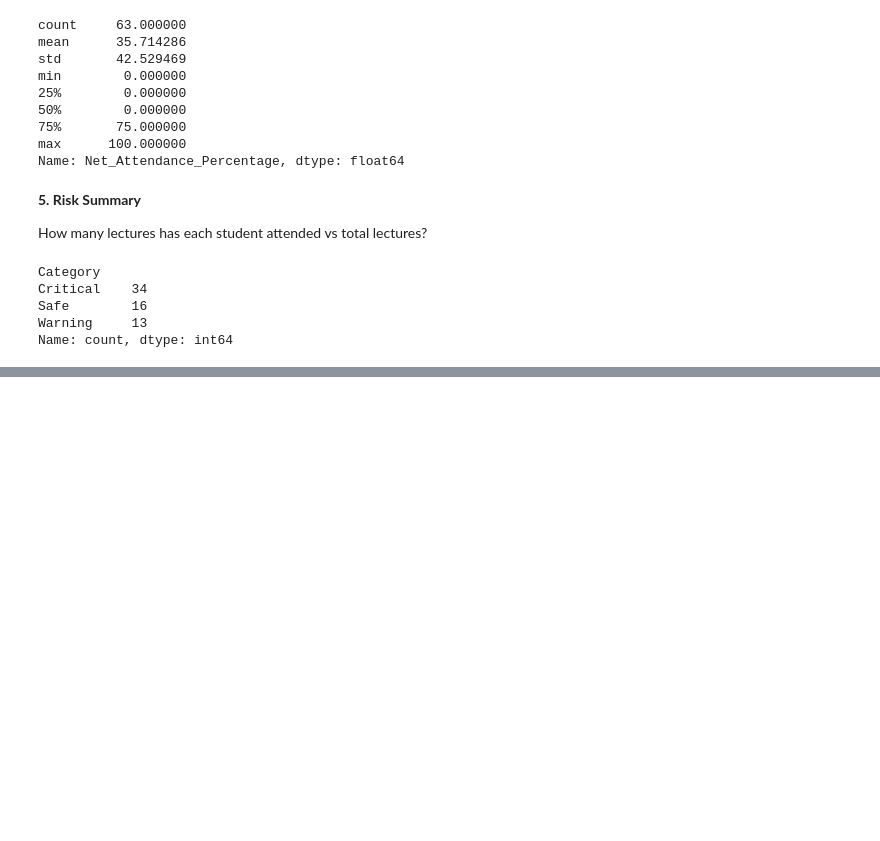
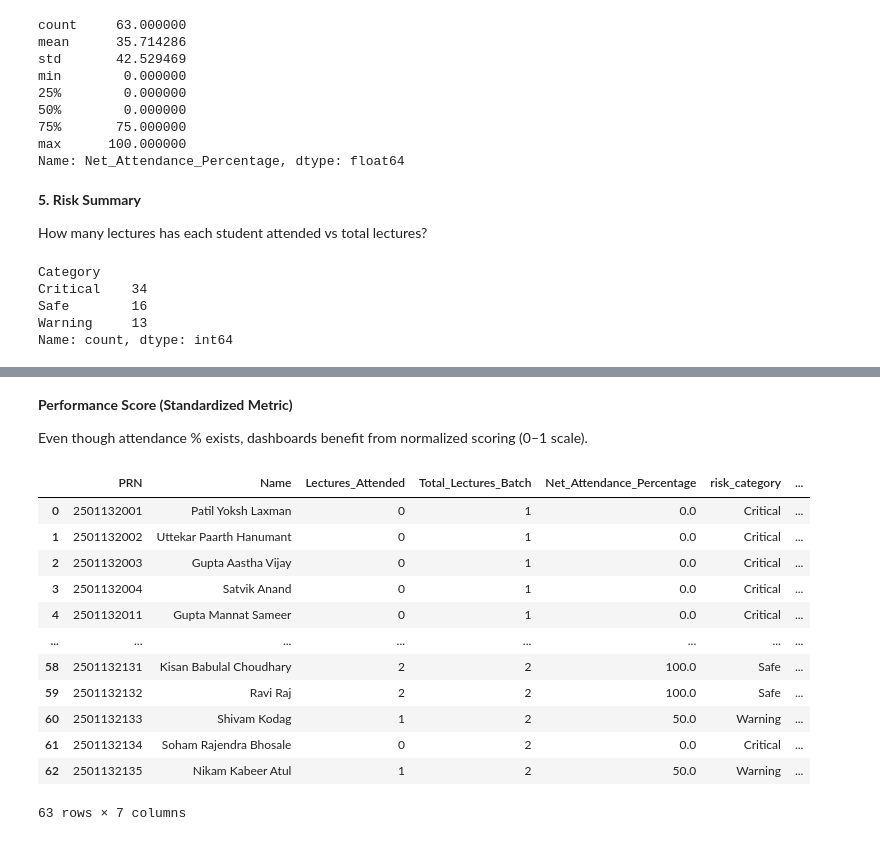
Before and after one commit to TanmayJain09/end-sem-practical-pbl, a Jupyter notebook: Analysis/notebooks/dummy_analysis.ipynb, the cells around one changed output, grey strips where cells are left out. Cells and saved outputs as stored; diff of their text form; code cells hidden in the pictures; blank space fills up the shorter version.

Commit message:
Engine Analytics added in ipynb file

```diff
--- a/Analysis/notebooks/dummy_analysis.ipynb
+++ b/Analysis/notebooks/dummy_analysis.ipynb
@@ -575,0 +595,4 @@ Name: count, dtype: int64
+# %%
+#creating analytic table
+student_analytics_table = student_overall_summary.copy()
+student_analytics_table
@@ -575,0 +615,5 @@ Name: count, dtype: int64
+# %%
+student_analytics_table = student_analytics_table.rename(
+    columns={'Category': 'risk_category'}
+)
+student_analytics_table
@@ -575,0 +634,27 @@ Name: count, dtype: int64
+# %% [markdown]
+**Performance Score (Standardized Metric)**
+
+Even though attendance % exists, dashboards benefit from normalized scoring (0–1 scale).
+# %%
+from sklearn.preprocessing import MinMaxScaler
+
+scaler = MinMaxScaler()
+
+student_analytics_table['performance_score'] = scaler.fit_transform(
+    student_analytics_table[['Net_Attendance_Percentage']]
+)
+student_analytics_table
+# %% [output]
+|  | PRN | Name | Lectures_Attended | Total_Lectures_Batch | Net_Attendance_Percentage | risk_category | ... |
+| 0 | 2501132001 | Patil Yoksh Laxman | 0 | 1 | 0.0 | Critical | ... |
+| 1 | 2501132002 | Uttekar Paarth Hanumant | 0 | 1 | 0.0 | Critical | ... |
+| 2 | 2501132003 | Gupta Aastha Vijay | 0 | 1 | 0.0 | Critical | ... |
+| 3 | 2501132004 | Satvik Anand | 0 | 1 | 0.0 | Critical | ... |
+| 4 | 2501132011 | Gupta Mannat Sameer | 0 | 1 | 0.0 | Critical | ... |
+| ... | ... | ... | ... | ... | ... | ... | ... |
+| 58 | 2501132131 | Kisan Babulal Choudhary | 2 | 2 | 100.0 | Safe | ... |
+| 59 | 2501132132 | Ravi Raj | 2 | 2 | 100.0 | Safe | ... |
+| 60 | 2501132133 | Shivam Kodag | 1 | 2 | 50.0 | Warning | ... |
+| 61 | 2501132134 | Soham Rajendra Bhosale | 0 | 2 | 0.0 | Critical | ... |
+| 62 | 2501132135 | Nikam Kabeer Atul | 1 | 2 | 50.0 | Warning | ... |
+63 rows × 7 columns
```
Also changed, not shown: parts of 6 cells of this notebook.
